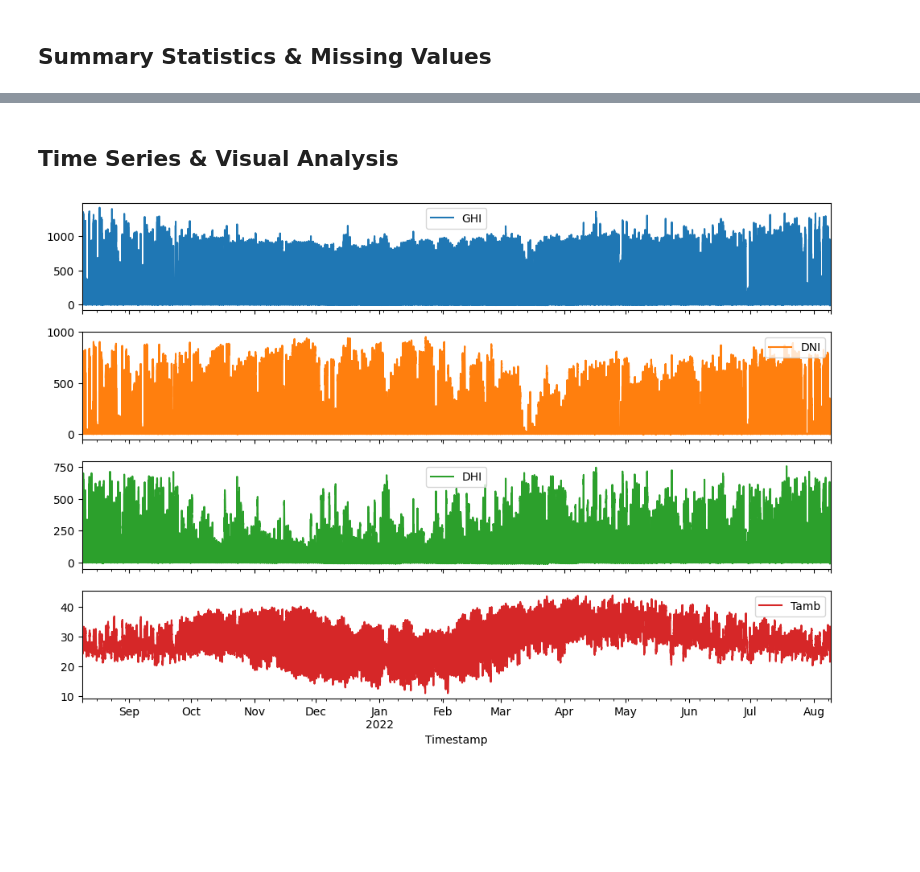
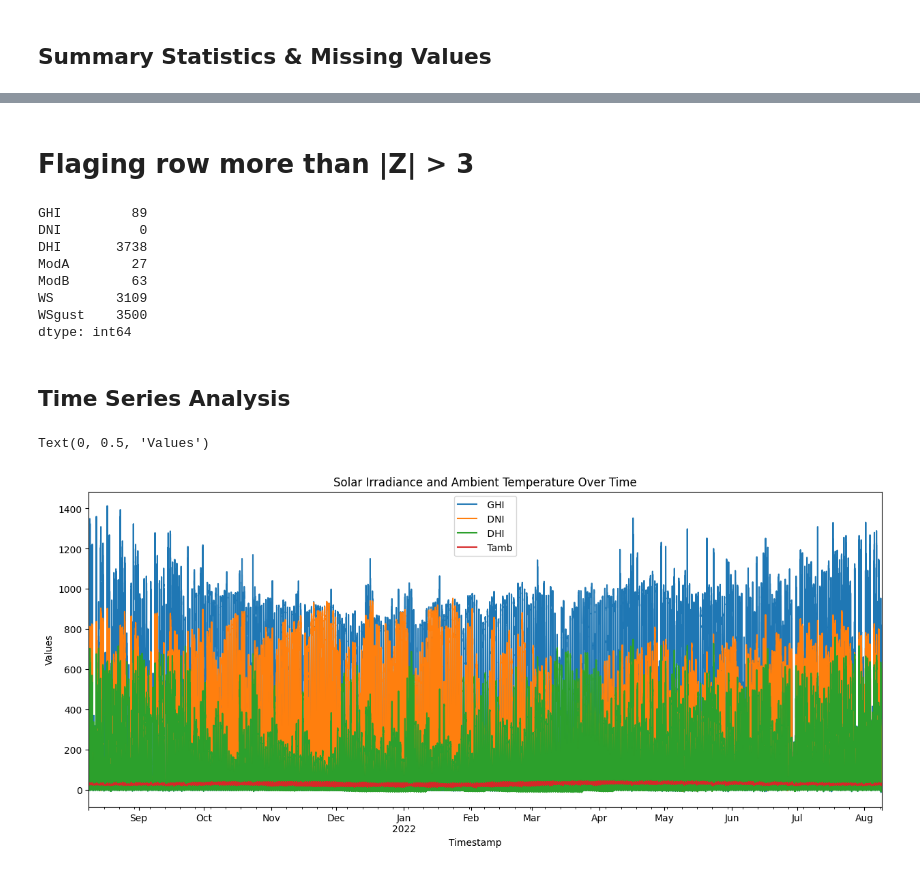
Before and after one commit to netnaho/solar-challenge-week1, a Jupyter notebook: notebooks/benin_eda.ipynb, the cells around one changed output, grey strips where cells are left out. Drawn from its saved outputs; the diff is of its cells as text; code cells hidden in the pictures; blank space fills up the shorter version.

```diff
--- a/notebooks/benin_eda.ipynb
+++ b/notebooks/benin_eda.ipynb
@@ -33,14 +50,0 @@ Columns with >5% missing:
-# %%
-# Strip leading and trailing spaces from column names
-df.columns = df.columns.str.strip()
-
-# ...existing code...
-for col in ['GHI', 'DNI', 'DHI', 'ModA', 'ModB', 'WS', 'WSgust']:
-    df[f'{col}_z'] = zscore(df[col].fillna(df[col].median()))
-    outliers = df[np.abs(df[f'{col}_z']) > 3]
-    print(f"{col} outliers: {len(outliers)}")
-
-# Impute missing values in key columns
-for col in ['GHI', 'DNI', 'DHI', 'ModA', 'ModB', 'WS', 'WSgust']:
-    df[col] = df[col].fillna(df[col].median())
-# ...existing code...
@@ -54,0 +56,26 @@ WSgust outliers: 3500
+# %%
+# Relevant columns
+cols = [' GHI  ', ' DNI  ', ' DHI  ', ' ModA  ', ' ModB  ', ' WS  ', ' WSgust']
+
+# Compute Z-scores
+z_scores = df[cols].apply(zscore)
+# print(df.columns.tolist())
+# %% [markdown]
+# Flaging row more than |Z| > 3
+# %%
+outliers = (z_scores.abs() > 3).sum()
+print(outliers)  # Number of outliers per column
+# %% [output]
+GHI         89
+DNI          0
+DHI       3738
+ModA        27
+ModB        63
+WS        3109
+WSgust    3500
+dtype: int64
+# %%
+# Impute missing values with median
+for col in cols:
+    if df[col].isnull().sum() > 0:
+        df[col].fillna(df[col].median(), inplace=True)
@@ -55,10 +85,16 @@ WSgust outliers: 3500
 # %% [markdown]
-## Time Series & Visual Analysis
+## Time Series Analysis
 # %%
-# ...existing code...
-df['Timestamp'] = pd.to_datetime(df['Timestamp'])
-df.set_index('Timestamp')[['GHI', 'DNI', 'DHI', 'Tamb']].plot(subplots=True, figsize=(12,8))
-plt.show()
-# ...existing code...
+df["Timestamp       "] = pd.to_datetime(df["Timestamp       "])
+
+# setting the index to Timestamp
+df.set_index("Timestamp       ", inplace=True)
+
+plot_cols = [' GHI  ', ' DNI  ', ' DHI  ', ' Tamb']
+#Plotting
+df[plot_cols].plot(figsize=(15, 6))
+plt.title("Solar Irradiance and Ambient Temperature Over Time")
+plt.ylabel("Values")
 # %% [output]
+Text(0, 0.5, 'Values')
-[figure, old version]
+[figure, new version]
```
Also changed, not shown: parts of 22 cells of this notebook.
